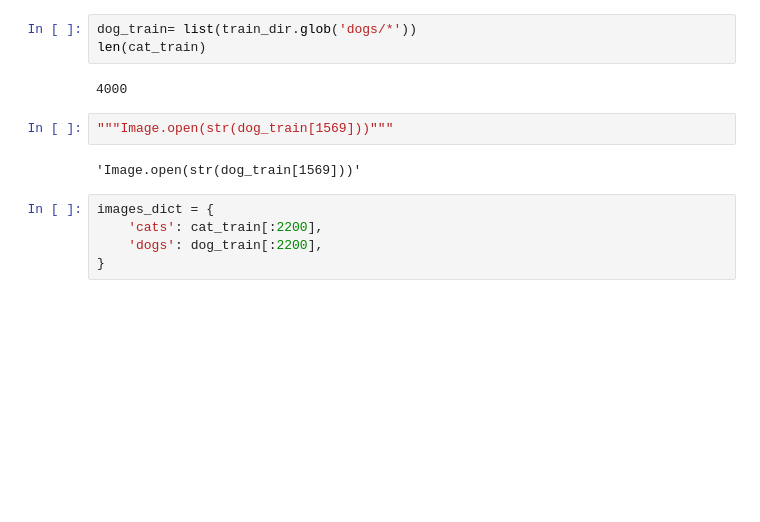
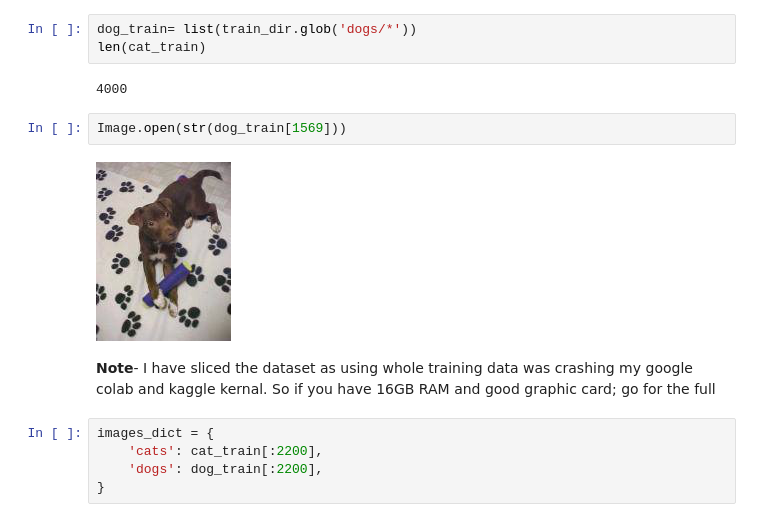
Before and after one commit to Rahulraj31/Dogs_vs_Cat_Classification, a Jupyter notebook: Dogs_vs_Cat.ipynb, the cells around one changed output. Saved outputs shown, nothing was run; the diff lists cells and outputs as text; blank space fills up the shorter version.

```diff
--- a/Dogs_vs_Cat.ipynb
+++ b/Dogs_vs_Cat.ipynb
@@ -61,9 +62,11 @@ len(cat_train)
 # %% [output]
 4000
 # %%
-"""Image.open(str(dog_train[1569]))"""
+Image.open(str(dog_train[1569]))
 # %% [output]
-'Image.open(str(dog_train[1569]))'
+[figure, added]
+# %% [markdown]
+**Note**- I have sliced the dataset as using whole training data was crashing my google colab and kaggle kernal. So if you have 16GB RAM and good graphic card; go for the full
 # %%
 images_dict = {
     'cats': cat_train[:2200],
```
Also changed, not shown: parts of 17 cells of this notebook.
